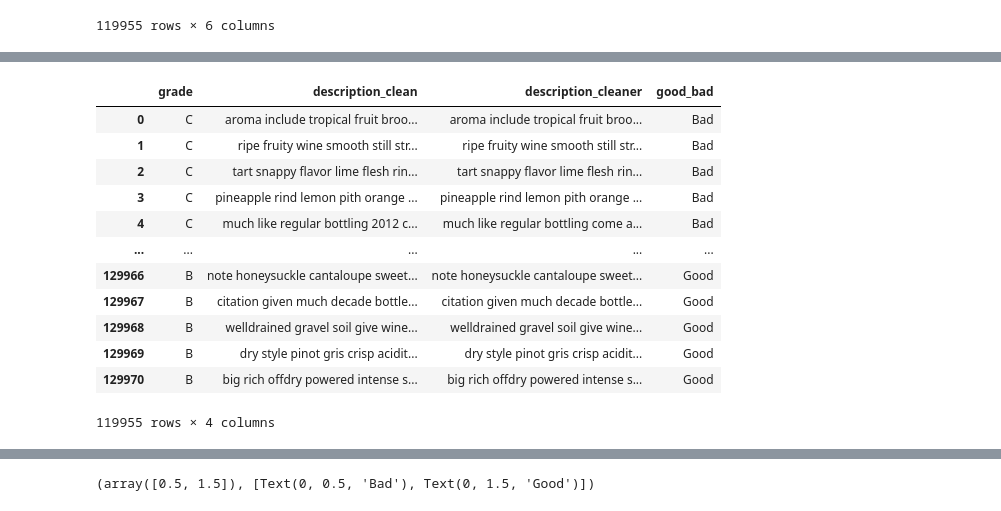
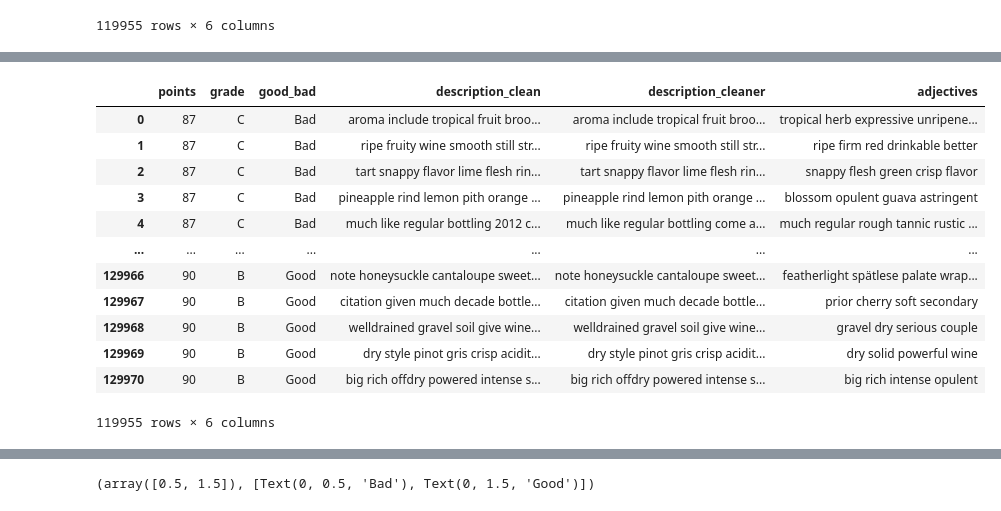
Before and after one commit to rahilanath/Final_Project, a Jupyter notebook: text_analysis.ipynb, the cells around one changed output, grey strips where cells are left out. Drawn from its saved outputs; the diff is of its cells as text; code cells hidden in the pictures.

```diff
--- a/text_analysis.ipynb
+++ b/text_analysis.ipynb
@@ -229,22 +229,22 @@ See the caveats in the documentation: https://pandas.pydata.org/pandas-docs/stab
 | 129970 | Big, rich and off-dry, this is po... | 90 | B | Good | big rich offdry powered intense s... | big rich offdry powered intense s... |
 119955 rows × 6 columns
 # %%
-# list_of_descriptions = clean_wines['description_cleaner']
-# adjs = []
-# for t in list_of_descriptions:
-#     is_adj = lambda pos: pos[:2] == 'JJ'
-#     tokenized = nltk.word_tokenize(t)
-#     adj = [word for (word, pos) in nltk.pos_tag(tokenized) if is_adj(pos)]
-#     adjs.append(adj)
-# # clean_wines['adjs'] = adjs
-# # clean_wines
+list_of_descriptions = clean_wines['description_cleaner']
+adjs = []
+for t in list_of_descriptions:
+    is_adj = lambda pos: pos[:2] == 'JJ'
+    tokenized = nltk.word_tokenize(t)
+    adj = [word for (word, pos) in nltk.pos_tag(tokenized) if is_adj(pos)]
+    adjs.append(adj)
+# clean_wines['adjs'] = adjs
+# clean_wines
 # %%
-# all_adj_string_list = []
-# for x in adjs:
-#     all_adj_string = ""
-#     for y in x:
-#         all_adj_string = all_adj_string + " " + y
+all_adj_string_list = []
+for x in adjs:
+    all_adj_string = ""
+    for y in x:
+        all_adj_string = all_adj_string + " " + y
 
-#     all_adj_string_list.append(all_adj_string)
+    all_adj_string_list.append(all_adj_string)
 
-# all_adj_string_list
+all_adj_string_list
@@ -251,3 +269,3 @@ See the caveats in the documentation: https://pandas.pydata.org/pandas-docs/stab
 # %%
-# clean_wines['adjectives'] = all_adj_string_list
-# clean_wines
+clean_wines['adjectives'] = all_adj_string_list
+clean_wines
@@ -254,20 +291,20 @@ See the caveats in the documentation: https://pandas.pydata.org/pandas-docs/stab
 # %%
-dtf = clean_wines[['grade', 'description_clean', 'description_cleaner', 'good_bad']]
+dtf = clean_wines[['points', 'grade', 'good_bad', 'description_clean', 'description_cleaner', 'adjectives']]
 dtf
 # %% [output]
-|  | grade | description_clean | description_cleaner | good_bad |
-| 0 | C | aroma include tropical fruit broo... | aroma include tropical fruit broo... | Bad |
-| 1 | C | ripe fruity wine smooth still str... | ripe fruity wine smooth still str... | Bad |
-| 2 | C | tart snappy flavor lime flesh rin... | tart snappy flavor lime flesh rin... | Bad |
-| 3 | C | pineapple rind lemon pith orange ... | pineapple rind lemon pith orange ... | Bad |
-| 4 | C | much like regular bottling 2012 c... | much like regular bottling come a... | Bad |
-| ... | ... | ... | ... | ... |
-| 129966 | B | note honeysuckle cantaloupe sweet... | note honeysuckle cantaloupe sweet... | Good |
-| 129967 | B | citation given much decade bottle... | citation given much decade bottle... | Good |
-| 129968 | B | welldrained gravel soil give wine... | welldrained gravel soil give wine... | Good |
-| 129969 | B | dry style pinot gris crisp acidit... | dry style pinot gris crisp acidit... | Good |
-| 129970 | B | big rich offdry powered intense s... | big rich offdry powered intense s... | Good |
+|  | points | grade | good_bad | description_clean | description_cleaner | adjectives |
+| 0 | 87 | C | Bad | aroma include tropical fruit broo... | aroma include tropical fruit broo... | tropical herb expressive unripene... |
+| 1 | 87 | C | Bad | ripe fruity wine smooth still str... | ripe fruity wine smooth still str... | ripe firm red drinkable better |
+| 2 | 87 | C | Bad | tart snappy flavor lime flesh rin... | tart snappy flavor lime flesh rin... | snappy flesh green crisp flavor |
+| 3 | 87 | C | Bad | pineapple rind lemon pith orange ... | pineapple rind lemon pith orange ... | blossom opulent guava astringent |
+| 4 | 87 | C | Bad | much like regular bottling 2012 c... | much like regular bottling come a... | much regular rough tannic rustic ... |
+| ... | ... | ... | ... | ... | ... | ... |
+| 129966 | 90 | B | Good | note honeysuckle cantaloupe sweet... | note honeysuckle cantaloupe sweet... | featherlight spätlese palate wrap... |
+| 129967 | 90 | B | Good | citation given much decade bottle... | citation given much decade bottle... | prior cherry soft secondary |
+| 129968 | 90 | B | Good | welldrained gravel soil give wine... | welldrained gravel soil give wine... | gravel dry serious couple |
+| 129969 | 90 | B | Good | dry style pinot gris crisp acidit... | dry style pinot gris crisp acidit... | dry solid powerful wine |
+| 129970 | 90 | B | Good | big rich offdry powered intense s... | big rich offdry powered intense s... | big rich intense opulent |
-119955 rows × 4 columns
+119955 rows × 6 columns
 # %%
 dtf.to_csv('Data/clean_wines_with_adjectives.csv')
 # %%
```
Also changed, not shown: parts of 16 cells of this notebook, 3 other files.
